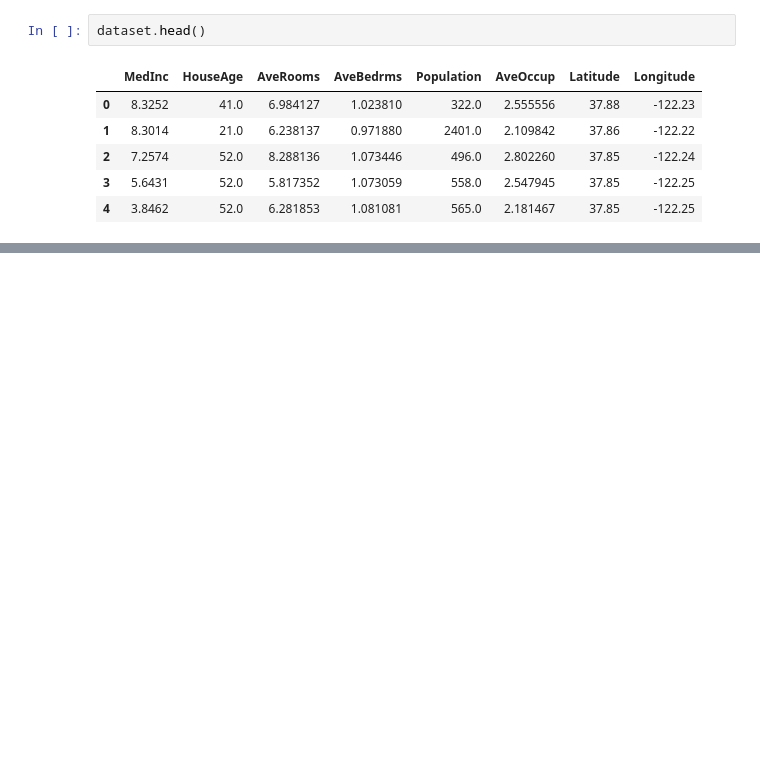
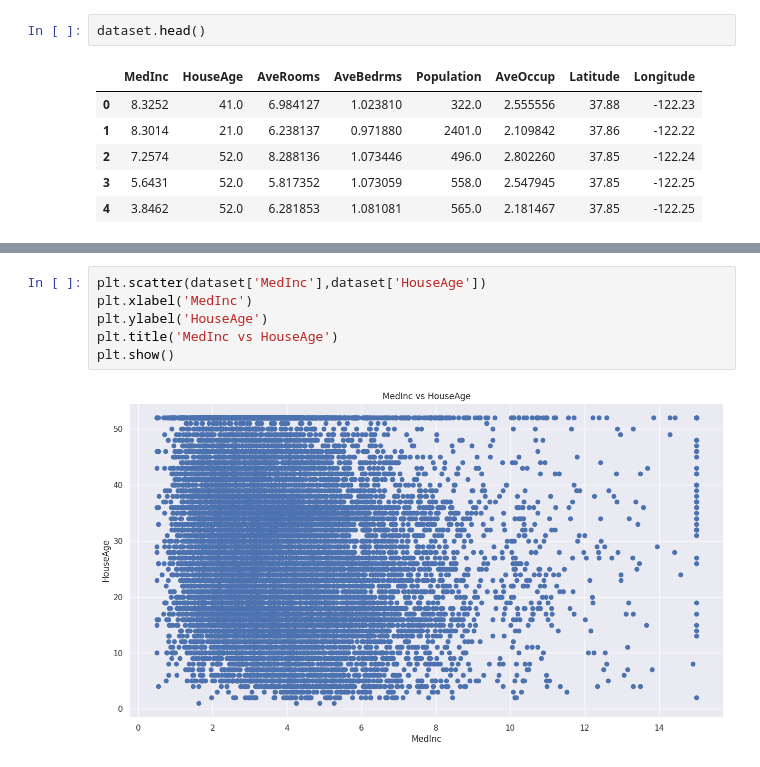
Before and after one commit to Aditya29051998/Machine-Learning, a Jupyter notebook: ML_Ineuron.ipynb, the cells around one changed output, grey strips where cells are left out. Cells and saved outputs as stored; diff of their text form; blank space fills up the shorter version.

```diff
--- a/ML_Ineuron.ipynb
+++ b/ML_Ineuron.ipynb
@@ -108,0 +177,8 @@ dataset.head()
+# %%
+plt.scatter(dataset['MedInc'],dataset['HouseAge'])
+plt.xlabel('MedInc')
+plt.ylabel('HouseAge')
+plt.title('MedInc vs HouseAge')
+plt.show()
+# %% [output]
+[figure, added]
```
Also changed, not shown: parts of 16 cells of this notebook.
